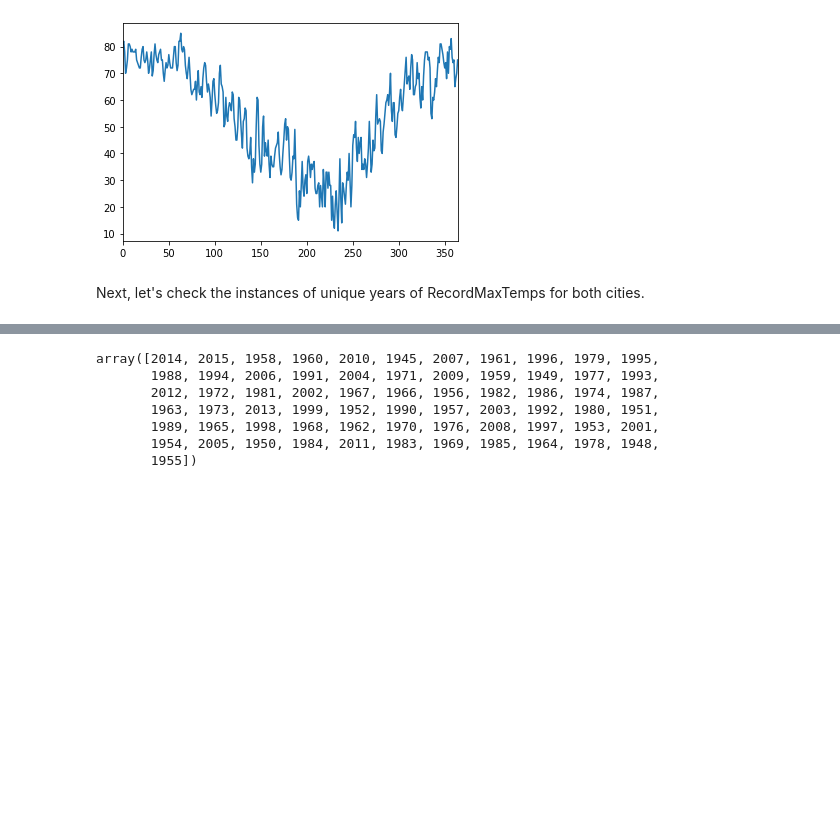
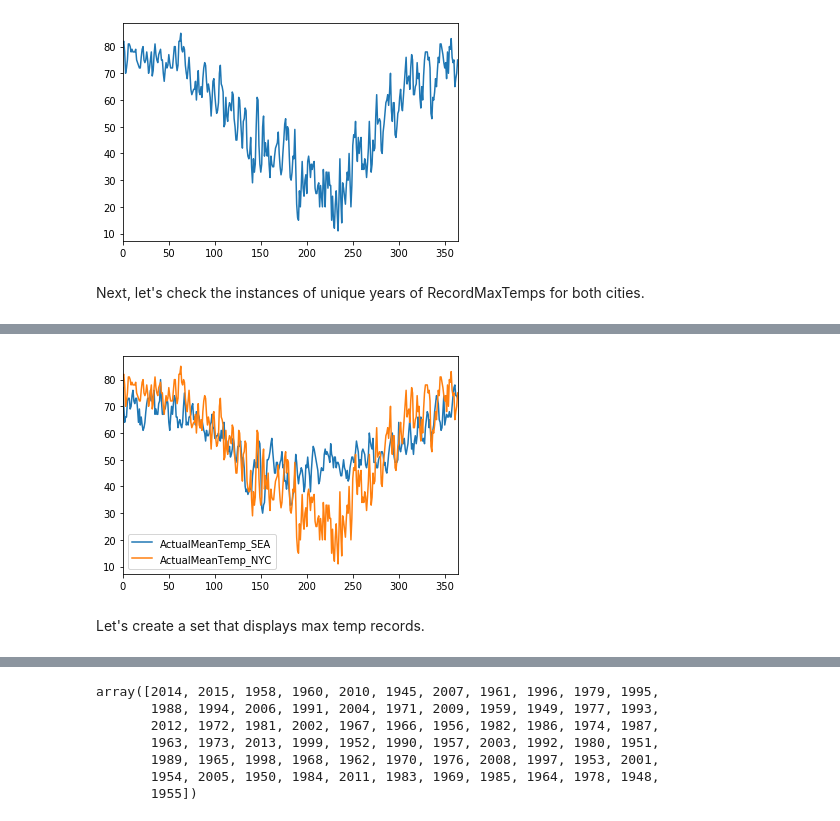
Before and after one commit to rebecca-pete/sea-nyc-weather, a Jupyter notebook: eda.ipynb, the cells around one changed output, grey strips where cells are left out. Saved outputs shown, nothing was run; the diff lists cells and outputs as text; code cells hidden in the pictures; blank space fills up the shorter version.

```diff
--- a/eda.ipynb
+++ b/eda.ipynb
@@ -338,0 +365,3 @@ Next, let's check the instances of unique years of RecordMaxTemps for both citie
+# %%
+full_set_extract.rename(columns={'Date_SEA':'Date'}, inplace=True)
+full_set_extract
@@ -338,0 +382,7 @@ Next, let's check the instances of unique years of RecordMaxTemps for both citie
+# %%
+# full_set_extract.plot(x=full_set_extract['ActualMeanTemp_SEA'], y=full_set_extract['Date']) #Keep
+full_set_extract.plot();
+# %% [output]
+[figure, added]
+# %% [markdown]
+Let's create a set that displays max temp records.
```
Also changed, not shown: parts of 14 cells of this notebook.
